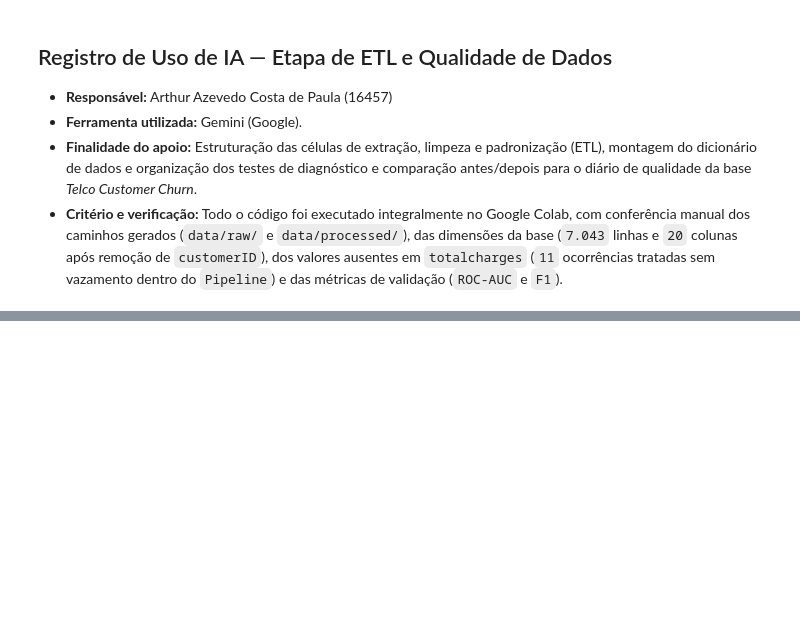
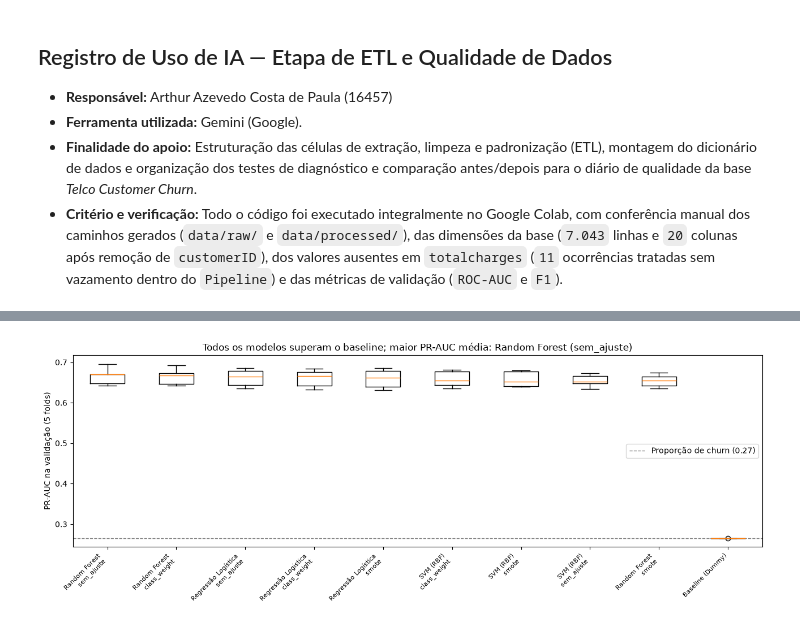
Before and after one commit to Hallason823/MachineLearning-2026.2, a Jupyter notebook: notebooks/02_classification.ipynb, the cells around one changed output, grey strips where cells are left out. Cells and saved outputs as stored; diff of their text form; code cells hidden in the pictures; blank space fills up the shorter version.

```diff
--- a/notebooks/02_classification.ipynb
+++ b/notebooks/02_classification.ipynb
@@ -289,0 +608,25 @@ Diário de qualidade salvo em data/processed/diario_qualidade_telco.csv
+# %%
+# Scores por fold de cada combinação (configuração escolhida pela busca)
+linhas = []
+for f in range(CV.get_n_splits()):
+    linhas.append({"modelo": "Baseline (Dummy)", "estrategia": "-", "fold": f + 1,
+                   **{m: cv_baseline[f"test_{m}"][f] for m in SCORING}})
+
+for (nome_modelo, estrategia), busca in buscas.items():
+    i = busca.best_index_
+    for f in range(CV.get_n_splits()):
+        linhas.append({"modelo": nome_modelo, "estrategia": estrategia, "fold": f + 1,
+                       **{m: busca.cv_results_[f"split{f}_test_{m}"][i] for m in SCORING}})
+
+scores_folds = pd.DataFrame(linhas)
+scores_folds.to_csv("reports/cv_scores_por_fold_classificacao.csv", index=False)
+
+# Resumo: média ± desvio por combinação, ordenado pela métrica principal
+resumo_cv = (scores_folds.groupby(["modelo", "estrategia"])[list(SCORING)]
+             .agg(["mean", "std"]))
+resumo_fmt = pd.DataFrame({
+    m: resumo_cv[(m, "mean")].map("{:.3f}".format) + " ± " + resumo_cv[(m, "std")].map("{:.3f}".format)
+    for m in SCORING
+})
+resumo_fmt = resumo_fmt.loc[resumo_cv[(METRICA_PRINCIPAL, "mean")].sort_values(ascending=False).index]
+display(resumo_fmt)
@@ -289,0 +679,21 @@ Diário de qualidade salvo em data/processed/diario_qualidade_telco.csv
+# %%
+# Boxplot da métrica principal por fold, todos os modelos + baseline
+ordem = (scores_folds.groupby(["modelo", "estrategia"])[METRICA_PRINCIPAL].mean()
+         .sort_values(ascending=False).index)
+rotulos = [f"{m}\n{e}" if e != "-" else m for m, e in ordem]
+dados = [scores_folds[(scores_folds["modelo"] == m) & (scores_folds["estrategia"] == e)][METRICA_PRINCIPAL]
+         for m, e in ordem]
+
+melhor_m, melhor_e = ordem[0]
+fig, ax = plt.subplots(figsize=(13, 5))
+ax.boxplot(dados)
+ax.set_xticks(range(1, len(rotulos) + 1))
+ax.set_xticklabels(rotulos, rotation=45, ha="right", fontsize=8)
+ax.axhline(y_train.mean(), ls="--", color="gray", lw=1, label=f"Proporção de churn ({y_train.mean():.2f})")
+ax.set_ylabel("PR-AUC na validação (5 folds)")
+ax.set_title(f"Todos os modelos superam o baseline; maior PR-AUC média: {melhor_m} ({melhor_e})")
+ax.legend()
+plt.tight_layout()
+plt.show()
+# %% [output]
+[figure, added]
```
Also changed, not shown: parts of 24 cells of this notebook, 6 other files.
